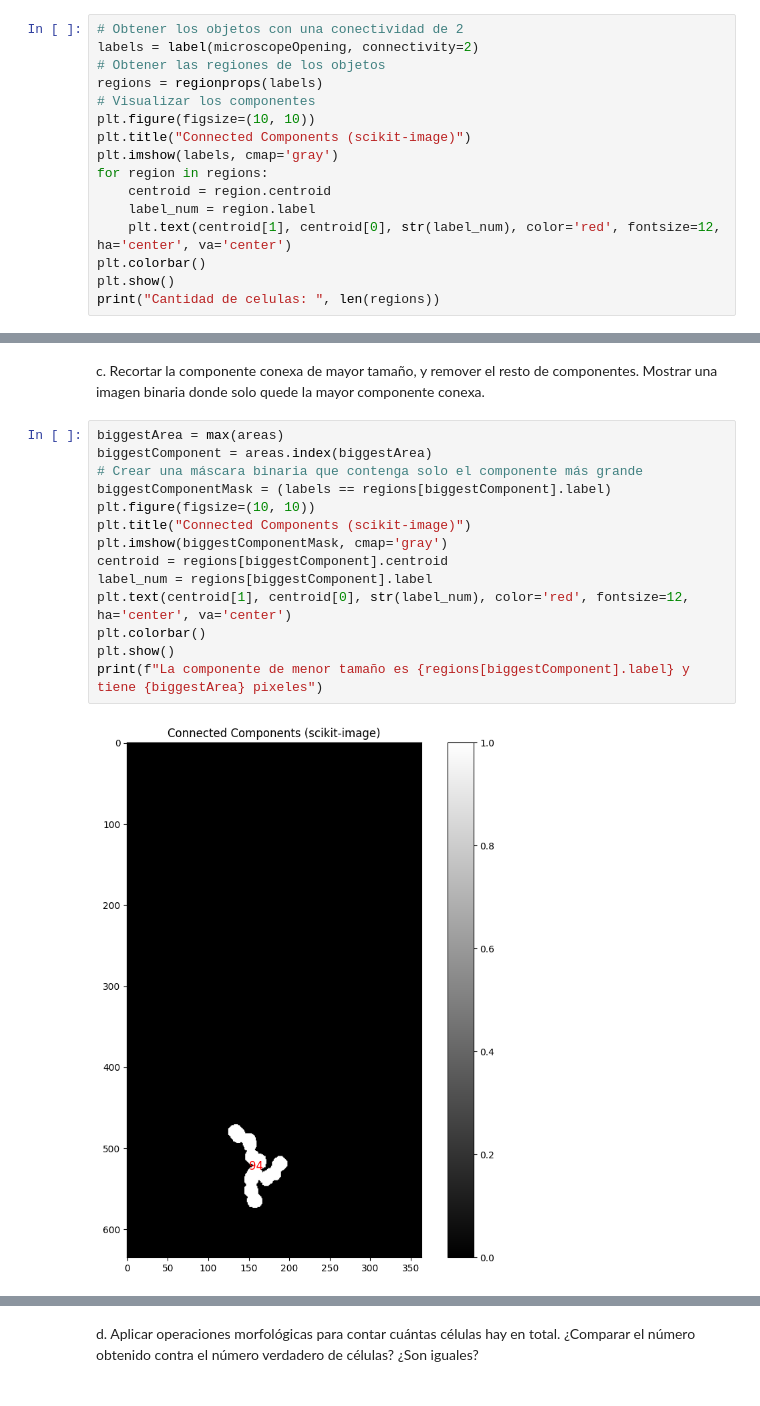
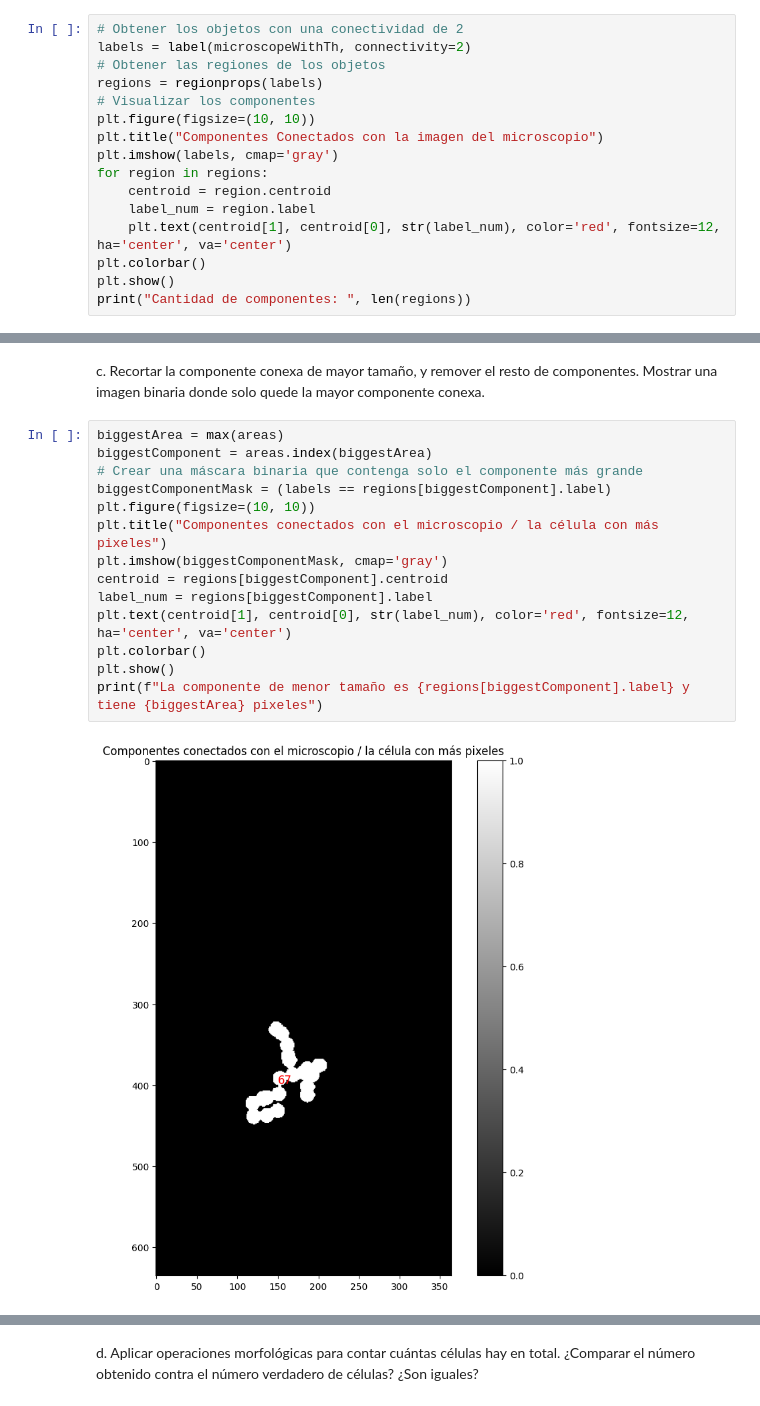
Before and after one commit to DiggsPapu/computer-vision-2, a Jupyter notebook: lab2.ipynb, the cells around one changed output, grey strips where cells are left out. Drawn from its saved outputs; the diff is of its cells as text.

```diff
--- a/lab2.ipynb
+++ b/lab2.ipynb
@@ -119,12 +119,12 @@ plt.show()
 b. Obtener la componente conexa de menor tamaño. ¿Cuántos píxeles tiene?
 # %%
 # Obtener los objetos con una conectividad de 2
-labels = label(microscopeOpening, connectivity=2)
+labels = label(microscopeWithTh, connectivity=2)
 # Obtener las regiones de los objetos
 regions = regionprops(labels)
 # Visualizar los componentes
 plt.figure(figsize=(10, 10))
-plt.title("Connected Components (scikit-image)")
+plt.title("Componentes Conectados con la imagen del microscopio")
 plt.imshow(labels, cmap='gray')
 for region in regions:
     centroid = region.centroid
@@ -132,5 +132,5 @@ for region in regions:
     plt.text(centroid[1], centroid[0], str(label_num), color='red', fontsize=12, ha='center', va='center')
 plt.colorbar()
 plt.show()
-print("Cantidad de celulas: ", len(regions))
+print("Cantidad de componentes: ", len(regions))
 # %% [output]
@@ -149,16 +149,16 @@ donde solo quede la mayor componente conexa.
 # %%
 biggestArea = max(areas)
 biggestComponent = areas.index(biggestArea)
 # Crear una máscara binaria que contenga solo el componente más grande
 biggestComponentMask = (labels == regions[biggestComponent].label)
 plt.figure(figsize=(10, 10))
-plt.title("Connected Components (scikit-image)")
+plt.title("Componentes conectados con el microscopio / la célula con más pixeles")
 plt.imshow(biggestComponentMask, cmap='gray')
 centroid = regions[biggestComponent].centroid
 label_num = regions[biggestComponent].label
 plt.text(centroid[1], centroid[0], str(label_num), color='red', fontsize=12, ha='center', va='center')
 plt.colorbar()
 plt.show()
 print(f"La componente de menor tamaño es {regions[biggestComponent].label} y tiene {biggestArea} pixeles")
 # %% [output]
-[figure, old version]
+[figure, new version]
```
Also changed, not shown: parts of 8 cells of this notebook.
